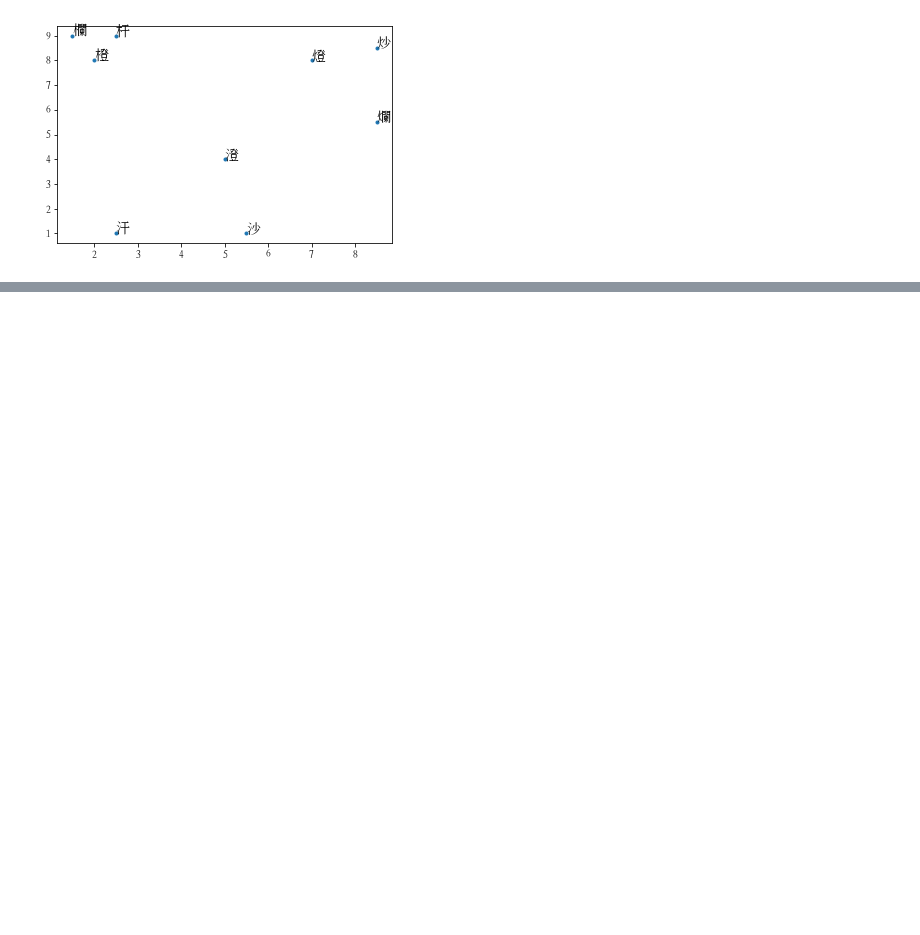
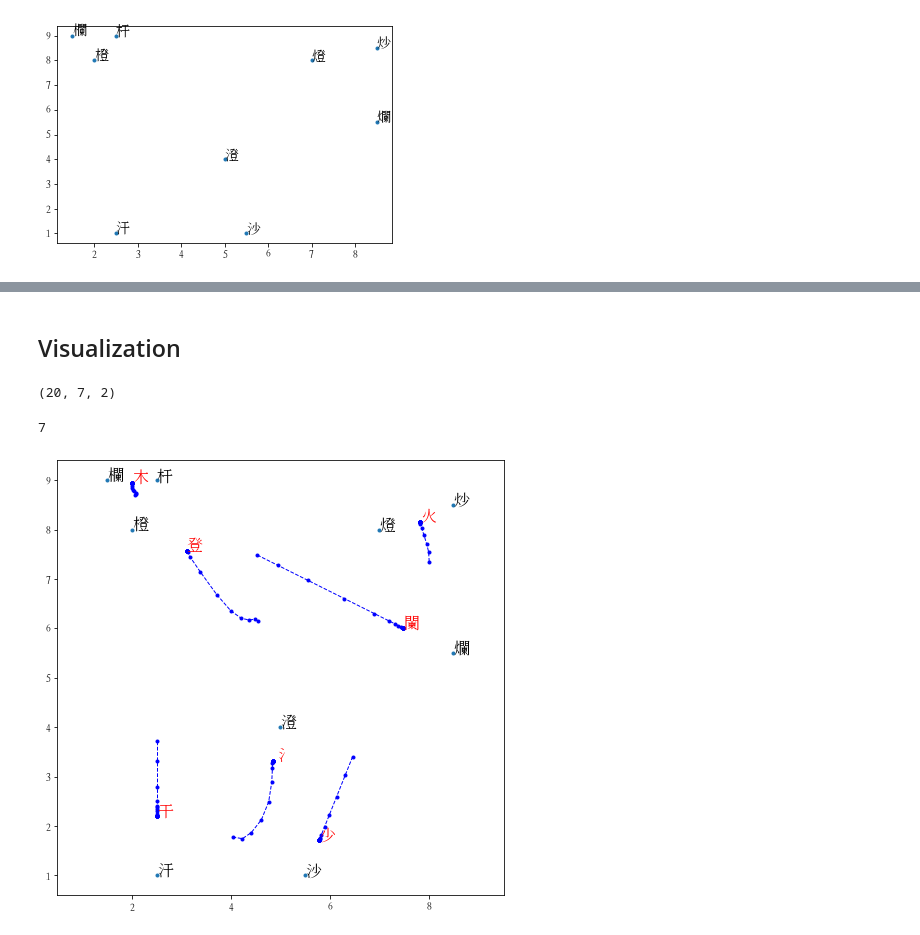
Before and after one commit to seantyh/CompoTree, a Jupyter notebook: etc/12.11-EM.compo.ipynb, the cells around one changed output, grey strips where cells are left out. Cells and saved outputs as stored; diff of their text form; code cells hidden in the pictures; blank space fills up the shorter version.

```diff
--- a/etc/12.11-EM.compo.ipynb
+++ b/etc/12.11-EM.compo.ipynb
@@ -60,0 +245,23 @@ for i, ch in enumerate(targets):
+# %% [markdown]
+## Visualization
+# %%
+np.stack(compo_history, axis=0).shape
+# %% [output]
+(20, 7, 2)
+# %%
+compo_traces.shape[1]
+# %% [output]
+7
+# %%
+plt.figure(figsize=(8,8))
+plt.plot(vectors[:,0], vectors[:, 1], '.')
+plt.axis("equal")
+compo_traces = np.stack(compo_history, axis=0)
+for i, ch in enumerate(targets):
+    plt.text(vectors[i, 0], vectors[i, 1], ch, fontsize=16)
+for j in range(compo_traces.shape[1]):
+    plt.plot(compo_traces[:, j, 0], compo_traces[:, j, 1], color="blue", linestyle='--', marker=".", linewidth=1)
+for j, compo in enumerate(compolist):
+    plt.text(compo_vectors[j, 0], compo_vectors[j, 1], compo, fontsize=16, color="red")
+# %% [output]
+[figure, added]
```
Also changed, not shown: parts of 27 cells of this notebook.
